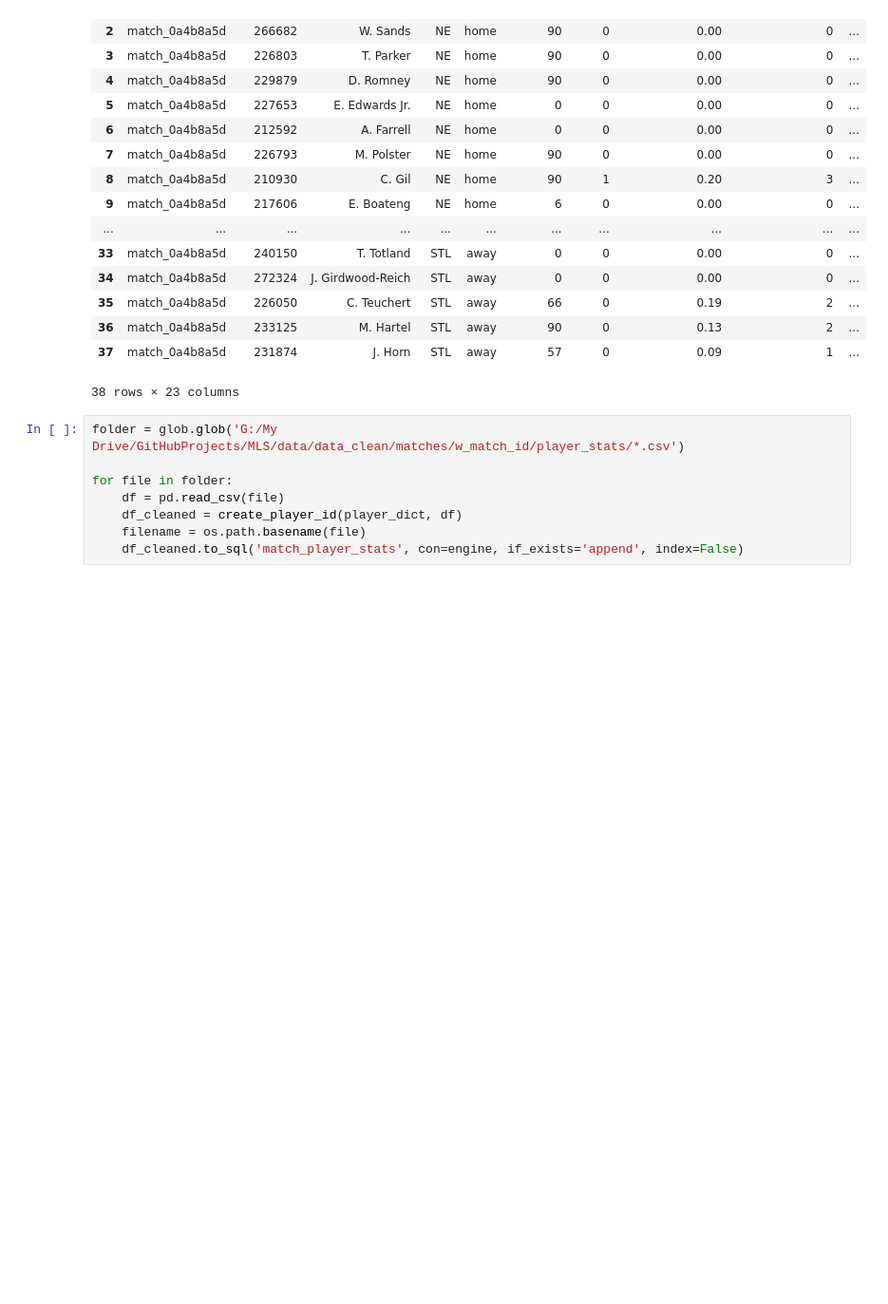
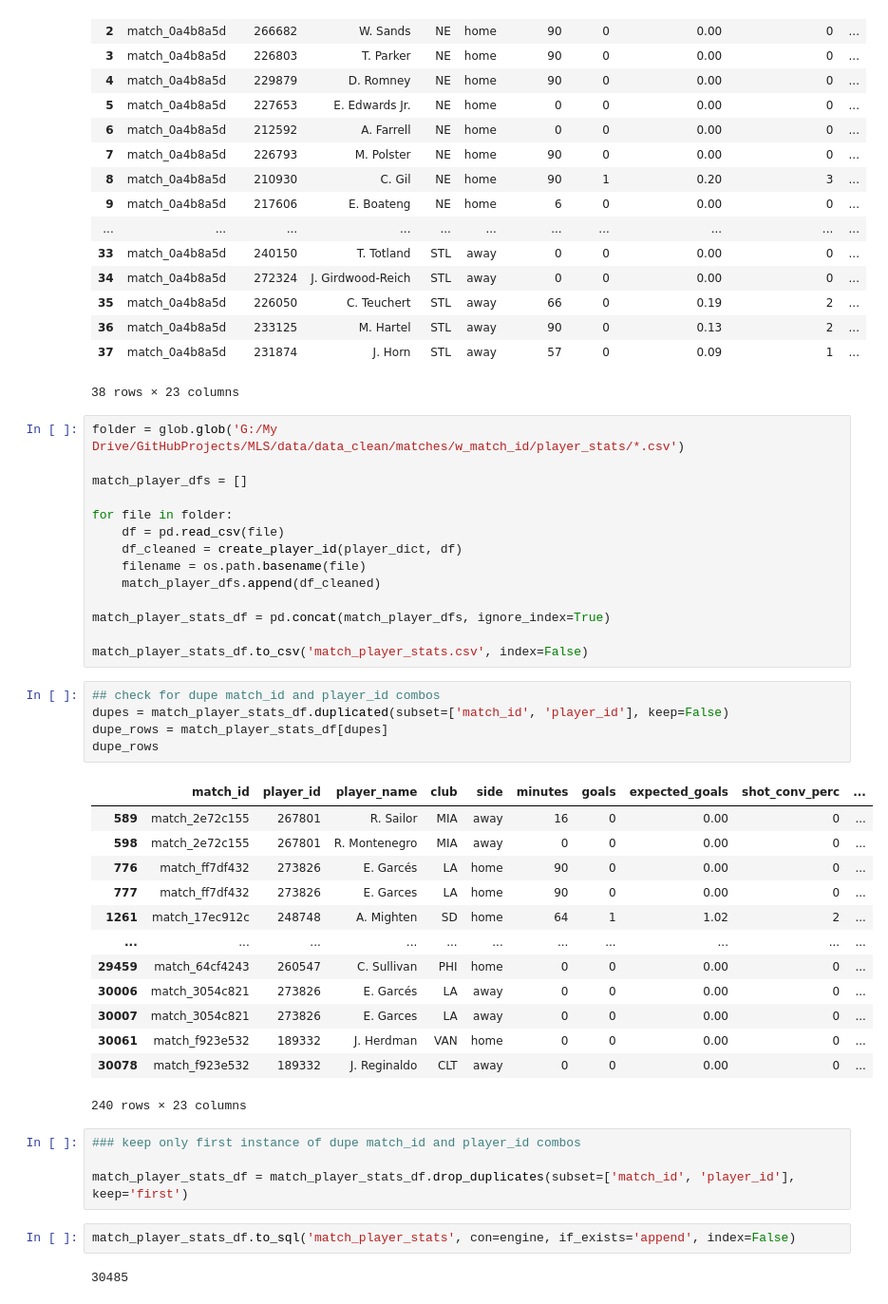
Before and after one commit to diffeyn/MLS, a Jupyter notebook: data/db_save/match_player_save.ipynb, the cells around one changed output. Shown: that part at 95% size. Cells and saved outputs as stored; diff of their text form; blank space fills up the shorter version.

```diff
--- a/data/db_save/match_player_save.ipynb
+++ b/data/db_save/match_player_save.ipynb
@@ -287,9 +287,42 @@ result
 38 rows × 23 columns
 # %%
 folder = glob.glob('G:/My Drive/GitHubProjects/MLS/data/data_clean/matches/w_match_id/player_stats/*.csv')
+
+match_player_dfs = []
 
 for file in folder:
     df = pd.read_csv(file)
     df_cleaned = create_player_id(player_dict, df)
     filename = os.path.basename(file)
-    df_cleaned.to_sql('match_player_stats', con=engine, if_exists='append', index=False)
+    match_player_dfs.append(df_cleaned)
+
+match_player_stats_df = pd.concat(match_player_dfs, ignore_index=True)
+
+match_player_stats_df.to_csv('match_player_stats.csv', index=False)
+# %%
+## check for dupe match_id and player_id combos
+dupes = match_player_stats_df.duplicated(subset=['match_id', 'player_id'], keep=False)
+dupe_rows = match_player_stats_df[dupes]
+dupe_rows
+# %% [output]
+|  | match_id | player_id | player_name | club | side | minutes | goals | expected_goals | shot_conv_perc | ... |
+| 589 | match_2e72c155 | 267801 | R. Sailor | MIA | away | 16 | 0 | 0.00 | 0 | ... |
+| 598 | match_2e72c155 | 267801 | R. Montenegro | MIA | away | 0 | 0 | 0.00 | 0 | ... |
+| 776 | match_ff7df432 | 273826 | E. Garcés | LA | home | 90 | 0 | 0.00 | 0 | ... |
+| 777 | match_ff7df432 | 273826 | E. Garces | LA | home | 90 | 0 | 0.00 | 0 | ... |
+| 1261 | match_17ec912c | 248748 | A. Mighten | SD | home | 64 | 1 | 1.02 | 2 | ... |
+| ... | ... | ... | ... | ... | ... | ... | ... | ... | ... | ... |
+| 29459 | match_64cf4243 | 260547 | C. Sullivan | PHI | home | 0 | 0 | 0.00 | 0 | ... |
+| 30006 | match_3054c821 | 273826 | E. Garcés | LA | away | 0 | 0 | 0.00 | 0 | ... |
+| 30007 | match_3054c821 | 273826 | E. Garces | LA | away | 0 | 0 | 0.00 | 0 | ... |
+| 30061 | match_f923e532 | 189332 | J. Herdman | VAN | home | 0 | 0 | 0.00 | 0 | ... |
+| 30078 | match_f923e532 | 189332 | J. Reginaldo | CLT | away | 0 | 0 | 0.00 | 0 | ... |
+240 rows × 23 columns
+# %%
+### keep only first instance of dupe match_id and player_id combos
+
+match_player_stats_df = match_player_stats_df.drop_duplicates(subset=['match_id', 'player_id'], keep='first')
+# %%
+match_player_stats_df.to_sql('match_player_stats', con=engine, if_exists='append', index=False)
+# %% [output]
+30485
```
Also changed, not shown: parts of 1 cell of this notebook, 5 other files.
